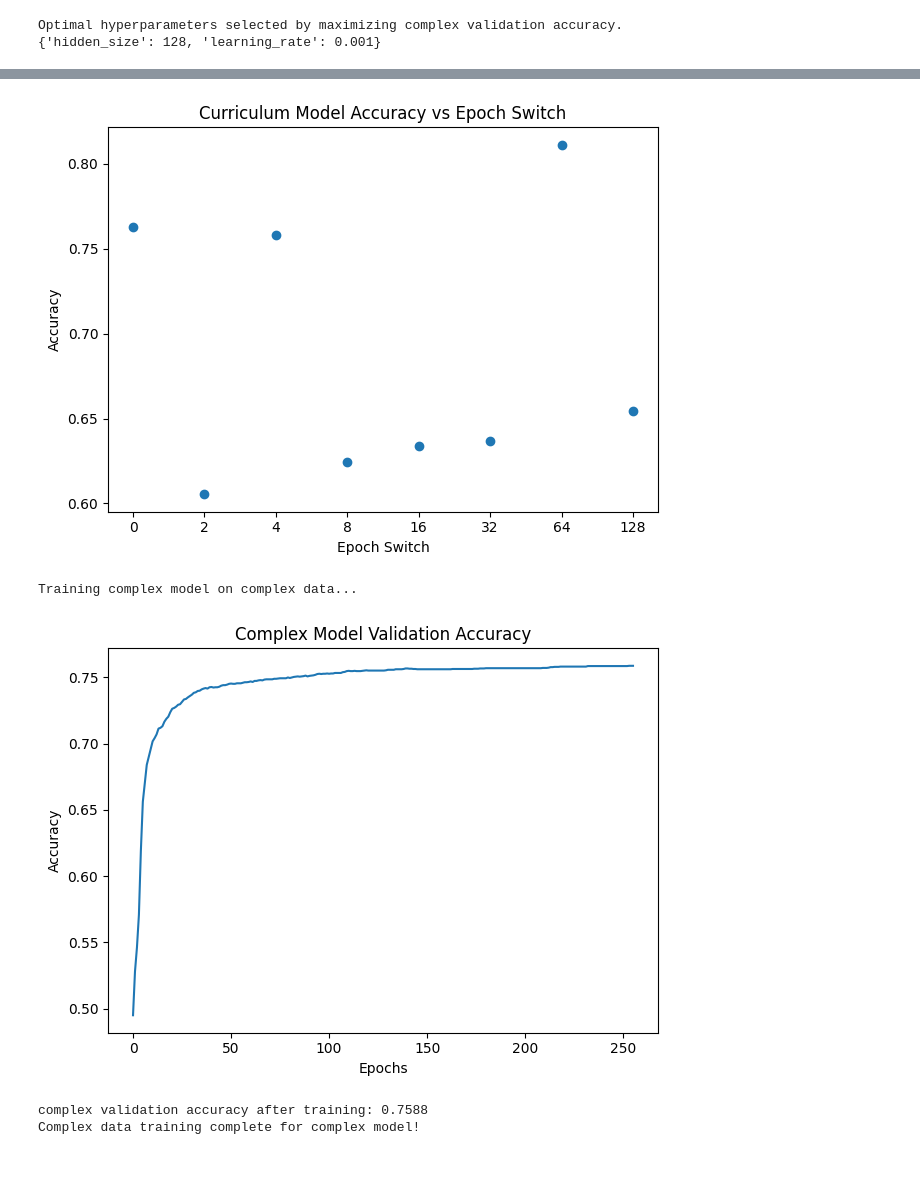
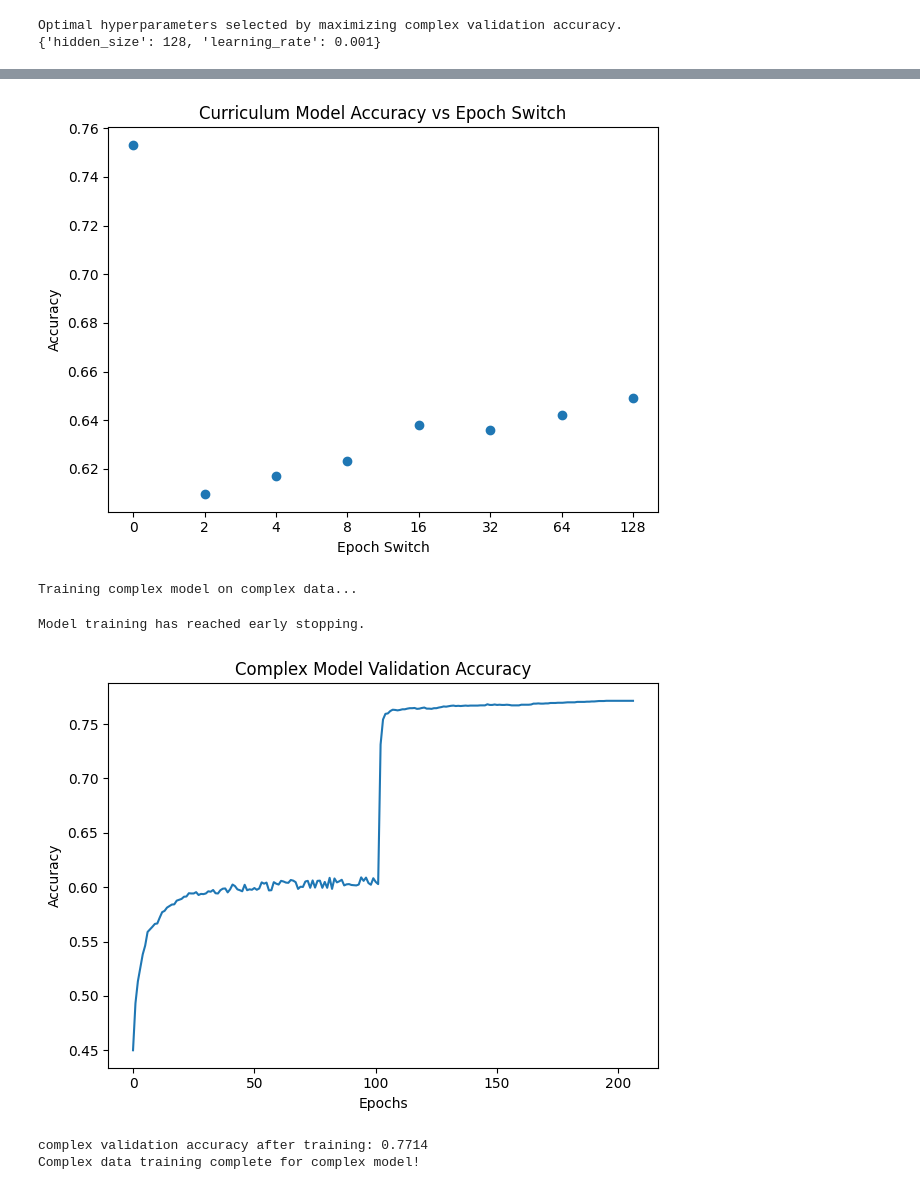
Before and after one commit to jonathonacarl/curriculum-learning, a Jupyter notebook: curriculum-learning.ipynb, the cells around one changed output, grey strips where cells are left out. Cells and saved outputs as stored; diff of their text form; code cells hidden in the pictures.

```diff
--- a/curriculum-learning.ipynb
+++ b/curriculum-learning.ipynb
@@ -145,6 +145,7 @@ learning_rate = best_params['learning_rate']
 ce_loss = nn.CrossEntropyLoss()
 num_epochs = 256
 input_size = image_size * image_size
+save_model = False
 # %%
 from model import FeedForward, train_model
 
@@ -185,10 +190,13 @@ for i in range(0, 7 + 1):
                         loss_fn=ce_loss, optimizer=optimizer_curriculum,
                         num_epochs=num_epochs, verbose=False,
                         switch_loader=train_loader_complex,
-                        val_loader=val_loader_basic,
-                        switch_val_loader=val_loader_combined,
+                        val_loader=val_loader_combined,
+                        model_type='curriculum',
                         switch_epoch=switch_epoch, plot_title=f'Curriculum Model Validation Accuracy (switch epoch={switch_epoch})')
-    torch.save(model_curriculum.state_dict(), f'models/model_curriculum_{switch_epoch}.pth')
+
+    if save_model:
+        torch.save(model_curriculum.state_dict(), f'models/model_curriculum_{switch_epoch}.pth')
+
     currciulum_accs.append(acc)
 
     print(f"Validation accuracy of model at switch epoch {switch_epoch}: {acc}")
@@ -229,27 +235,31 @@ plt.xticks(x_indices, switch_epochs)
 plt.tight_layout()
 plt.show()
 # %% [output]
-[figure, old version]
+[figure, new version]
 # %%
 model_complex = FeedForward(input_size=input_size,
                             hidden_size=hidden_size, output_size=3)
 
 optimizer_complex = optim.SGD(model_complex.parameters(), lr=learning_rate)
 
 print("Training complex model on complex data...")
 
 model_complex, _ = train_model(model=model_complex, loader=train_loader_complex,
-                         loss_fn=ce_loss, optimizer=optimizer_complex, num_epochs=num_epochs,
-                         val_loader=val_loader_combined, verbose=False, model_type='complex', plot_title='Complex Model Validation Accuracy')
+                         loss_fn=ce_loss, optimizer=optimizer_complex,
+                         num_epochs=num_epochs, val_loader=val_loader_combined,
+                         verbose=False, model_type='complex',
+                         plot_title='Complex Model Validation Accuracy')
 
-torch.save(model_complex.state_dict(), 'models/model_complex.pth')
+if save_model:
+    torch.save(model_complex.state_dict(), 'models/model_complex.pth')
 
 print("Complex data training complete for complex model!")
 # %% [output]
 Training complex model on complex data...
+Model training has reached early stopping.
-[figure, old version]
+[figure, new version]
-complex validation accuracy after training: 0.7588
-Complex data training complete for complex model!
+complex validation accuracy after training: 0.7714
+Complex data training complete for complex model!
 # %%
 model_combined = FeedForward(input_size=input_size,
                              hidden_size=hidden_size, output_size=3)
```
Also changed, not shown: parts of 7 cells of this notebook, 12 other files.
